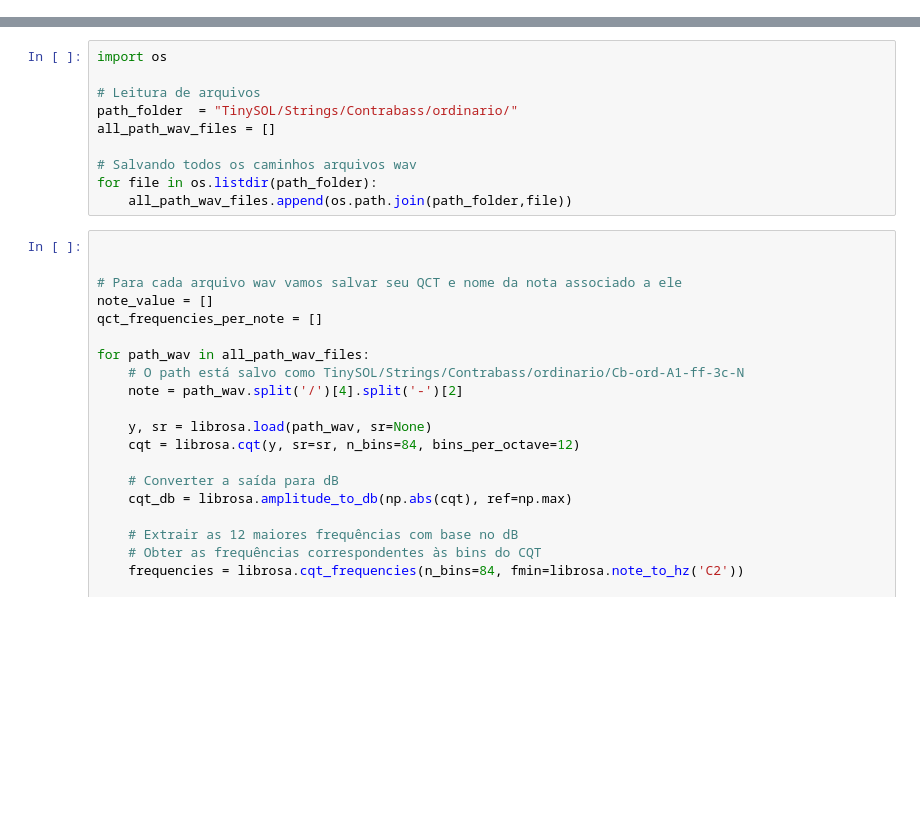
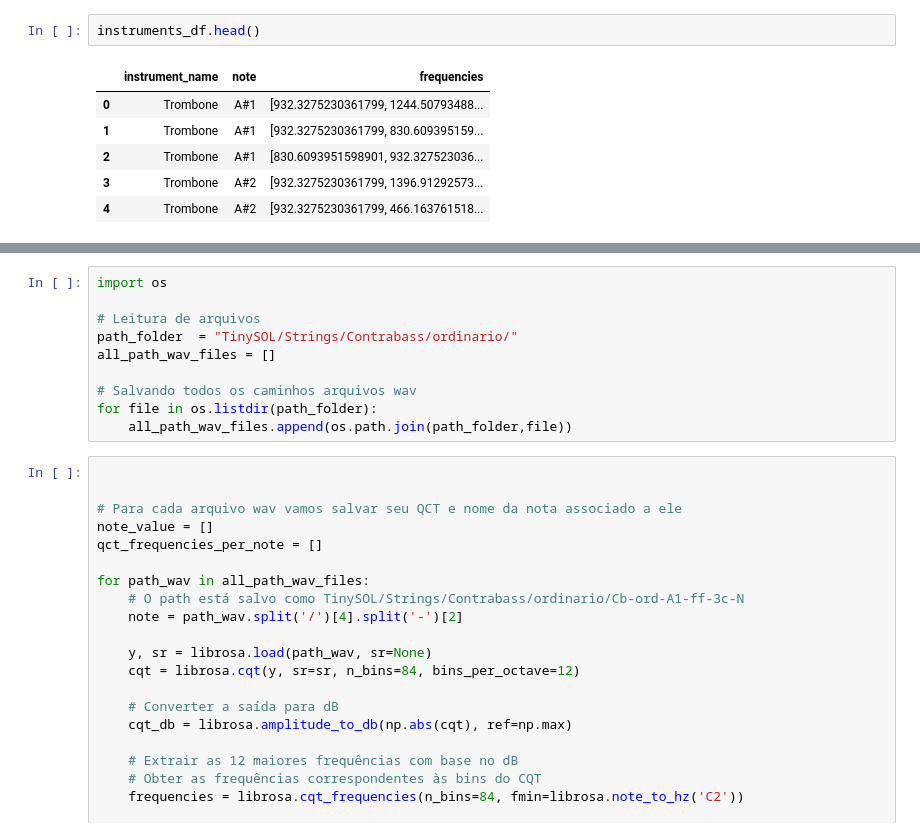
Before and after one commit to Leandro-Bandeira/IdentificadorAcorde, a Jupyter notebook: main.ipynb, the cells around one changed output, grey strips where cells are left out. Drawn from its saved outputs; the diff is of its cells as text; blank space fills up the shorter version.

```diff
--- a/main.ipynb
+++ b/main.ipynb
@@ -5,0 +65,9 @@ import pandas as pd
+# %%
+instruments_df.head()
+# %% [output]
+|  | instrument_name | note | frequencies |
+| 0 | Trombone | A#1 | [932.3275230361799, 1244.50793488... |
+| 1 | Trombone | A#1 | [932.3275230361799, 830.609395159... |
+| 2 | Trombone | A#1 | [830.6093951598901, 932.327523036... |
+| 3 | Trombone | A#2 | [932.3275230361799, 1396.91292573... |
+| 4 | Trombone | A#2 | [932.3275230361799, 466.163761518... |
```
Also changed, not shown: parts of 8 cells of this notebook.
